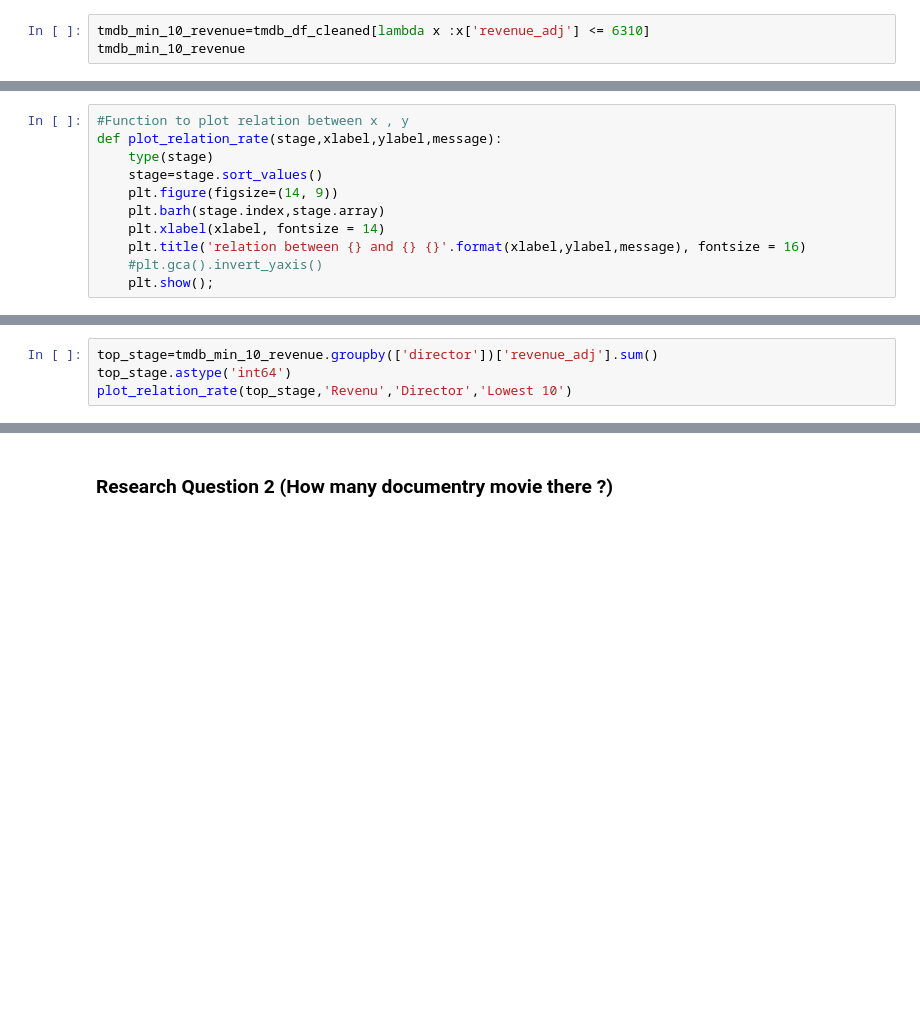
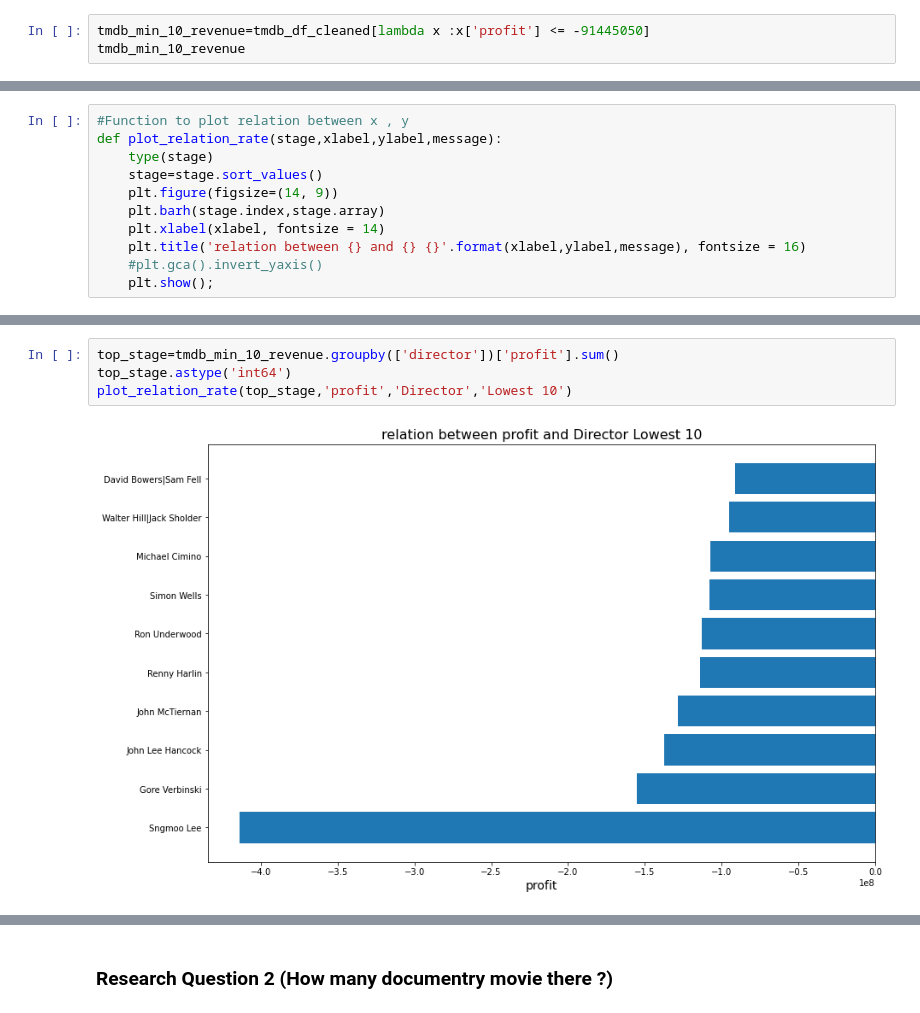
Before and after one commit to moamen-mohasseb/TMDB-Movie-Data, a Jupyter notebook: TMDB-Movies-DataAnalysis.ipynb, the cells around one changed output, grey strips where cells are left out. Saved outputs shown, nothing was run; the diff lists cells and outputs as text; blank space fills up the shorter version.

```diff
--- a/TMDB-Movies-DataAnalysis.ipynb
+++ b/TMDB-Movies-DataAnalysis.ipynb
@@ -125,3 +279,3 @@ tmdb_df_cleaned['revenue_adj'].nsmallest(10)
 # %%
-tmdb_min_10_revenue=tmdb_df_cleaned[lambda x :x['revenue_adj'] <= 6310]
+tmdb_min_10_revenue=tmdb_df_cleaned[lambda x :x['profit'] <= -91445050]
 tmdb_min_10_revenue
@@ -147,5 +317,7 @@ plot_relation_rate(top_stage,'Revenu','Director',"TOP 10")
 # %%
-top_stage=tmdb_min_10_revenue.groupby(['director'])['revenue_adj'].sum()
+top_stage=tmdb_min_10_revenue.groupby(['director'])['profit'].sum()
 top_stage.astype('int64')
-plot_relation_rate(top_stage,'Revenu','Director','Lowest 10')
+plot_relation_rate(top_stage,'profit','Director','Lowest 10')
+# %% [output]
+[figure, added]
 # %%
```
Also changed, not shown: parts of 37 cells of this notebook.
